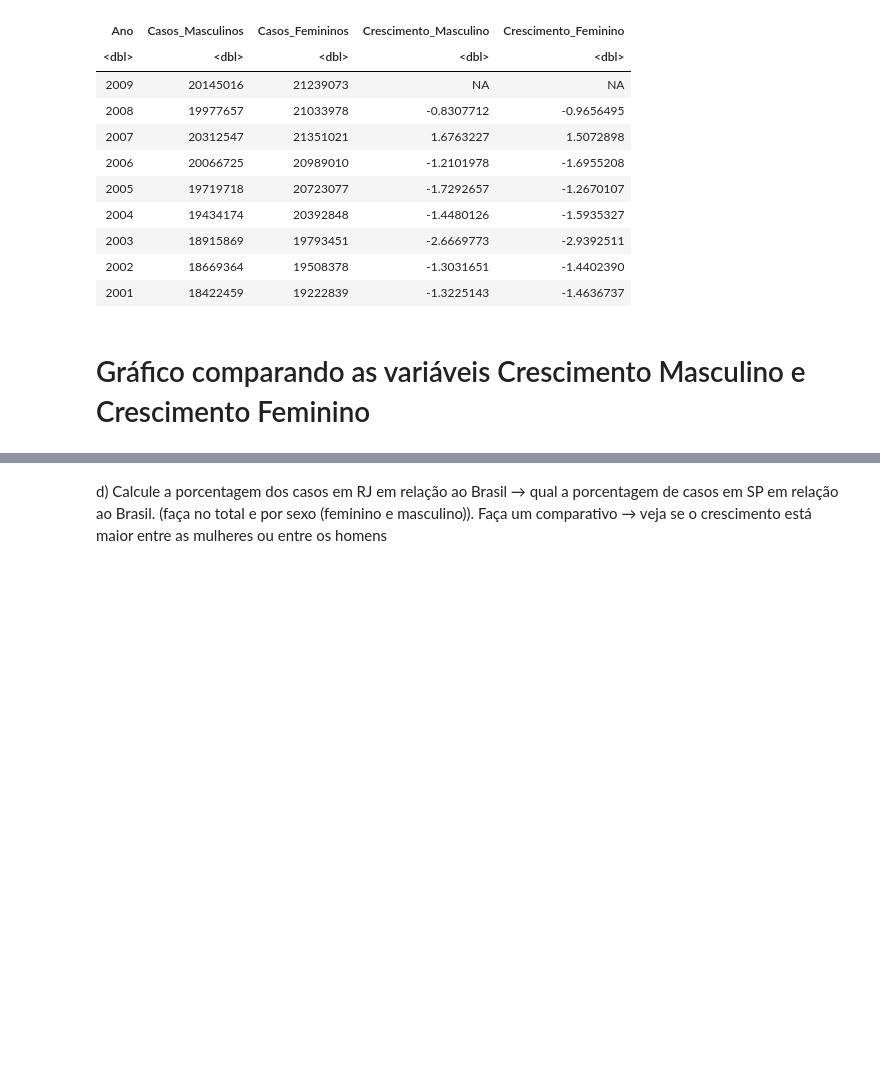
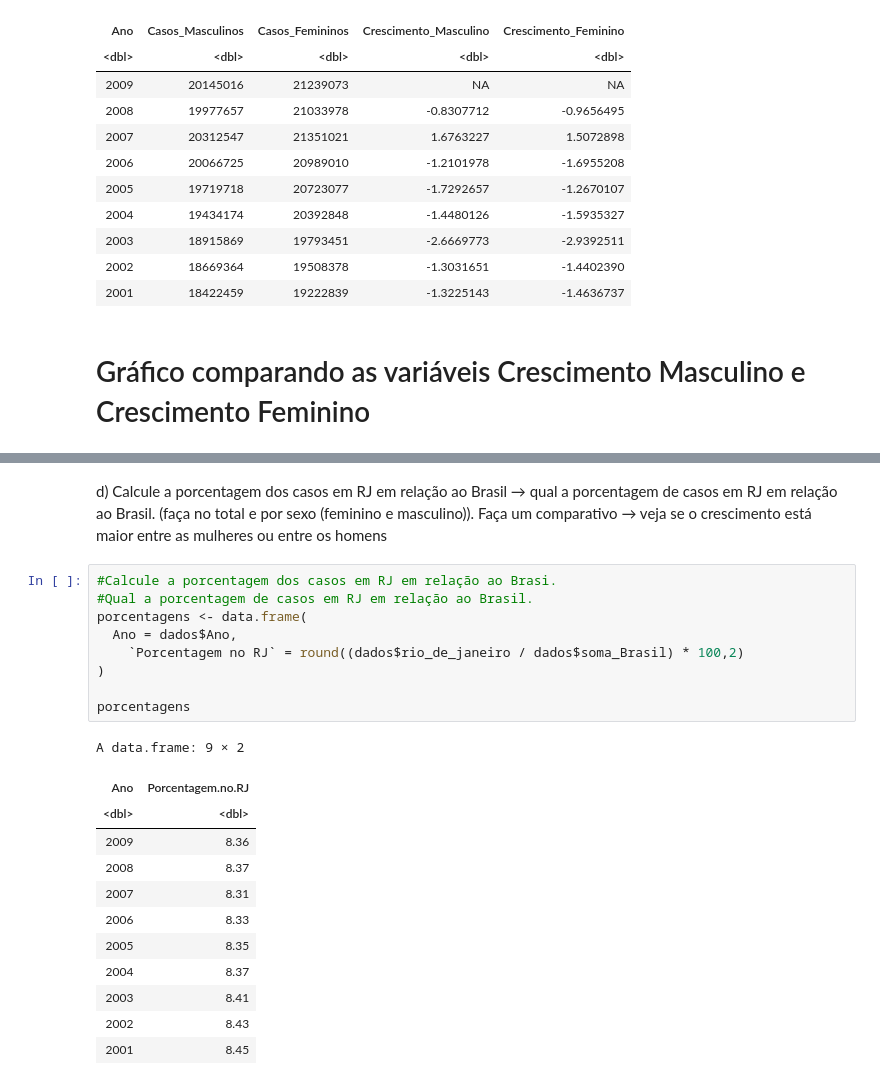
Before and after one commit to Gabrieldiasdeoliveira/Analise-Bayesiana, a Jupyter notebook: Atividade_2.ipynb, the cells around one changed output, grey strips where cells are left out. Cells and saved outputs as stored; diff of their text form; blank space fills up the shorter version.

```diff
--- a/Atividade_2.ipynb
+++ b/Atividade_2.ipynb
@@ -227,6 +226,28 @@ ggplot(dados_filtrados, aes(x = Ano, y = Crescimento_Feminino, color = "Feminino
 [figure]
 # %% [markdown]
 d) Calcule a porcentagem dos casos em RJ em relação ao Brasil → qual a
-porcentagem de casos em SP em relação ao Brasil. (faça no total e por sexo
+porcentagem de casos em RJ em relação ao Brasil. (faça no total e por sexo
 (feminino e masculino)). Faça um comparativo → veja se o crescimento está
 maior entre as mulheres ou entre os homens
+# %%
+#Calcule a porcentagem dos casos em RJ em relação ao Brasi.
+#Qual a porcentagem de casos em RJ em relação ao Brasil.
+porcentagens <- data.frame(
+  Ano = dados$Ano,
+    `Porcentagem no RJ` = round((dados$rio_de_janeiro / dados$soma_Brasil) * 100,2)
+)
+
+porcentagens
+# %% [output]
+A data.frame: 9 × 2
+| Ano | Porcentagem.no.RJ |
+| <dbl> | <dbl> |
+| 2009 | 8.36 |
+| 2008 | 8.37 |
+| 2007 | 8.31 |
+| 2006 | 8.33 |
+| 2005 | 8.35 |
+| 2004 | 8.37 |
+| 2003 | 8.41 |
+| 2002 | 8.43 |
+| 2001 | 8.45 |
```
Also changed, not shown: parts of 13 cells of this notebook.
